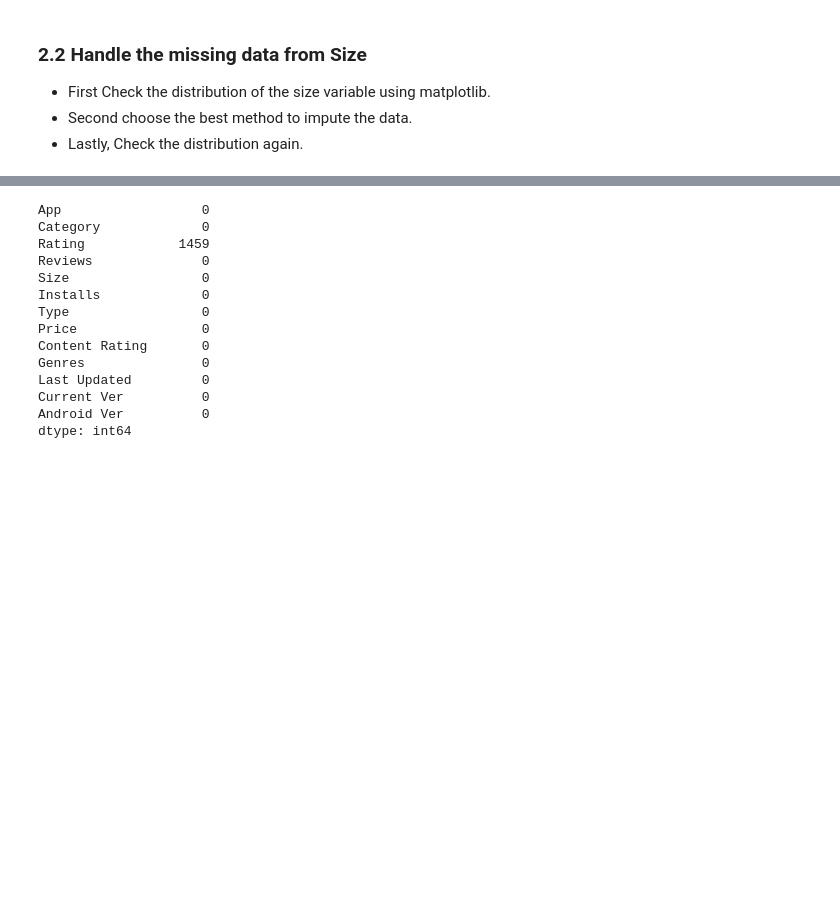
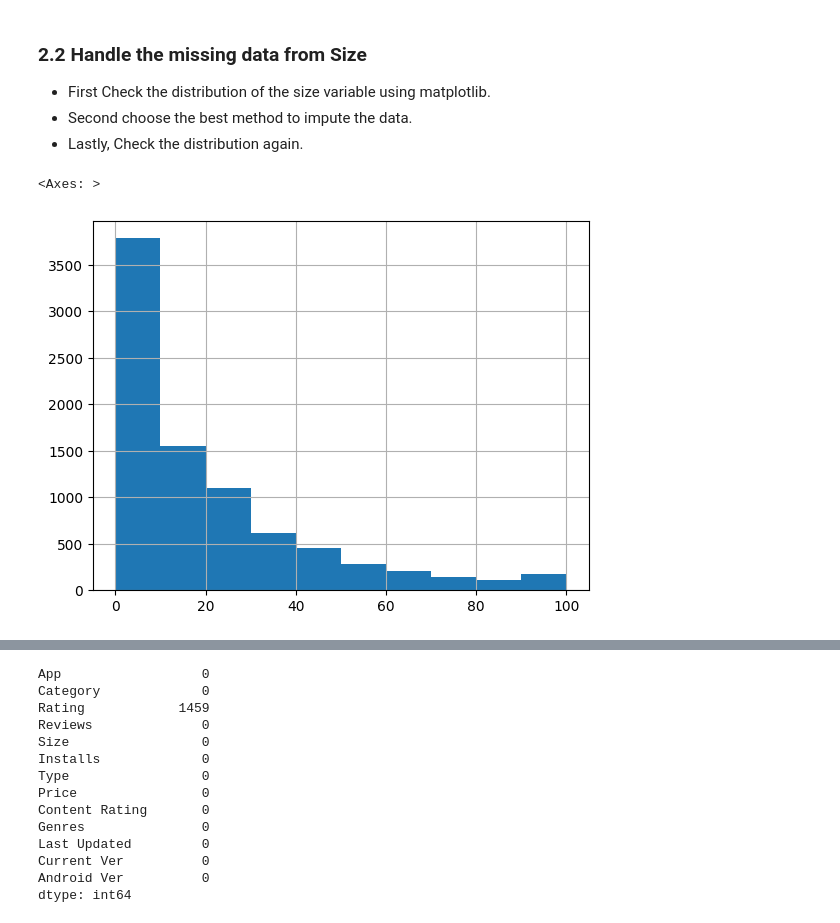
Before and after one commit to Tuwaiq-Data-Science-Bootcamp-V5/Matplotlib-Lab3, a Jupyter notebook: Matplotlib_Assignment3.ipynb, the cells around one changed output, grey strips where cells are left out. Saved outputs shown, nothing was run; the diff lists cells and outputs as text; code cells hidden in the pictures; blank space fills up the shorter version.

```diff
--- a/Matplotlib_Assignment3.ipynb
+++ b/Matplotlib_Assignment3.ipynb
@@ -19,7 +19,7 @@ import matplotlib.pyplot as plt
 # %% [markdown]
 ### 1.2 Read the Apps Dataset
 # %%
-# Write your code here
+df = pd.read_csv('datasets/apps.csv')
 # %% [markdown]
 ### 1.3 Print the first five rows
 # %%
@@ -36,7 +43,7 @@ import matplotlib.pyplot as plt
 # %% [markdown]
 ### 1.4 Drop the Unnamed: 0 Column
 # %%
-# Write your code here
+df = df.drop('Unnamed: 0', axis=1)
 # %%
 # Output
 # %% [output]
@@ -122,4 +169,5 @@ dtype: int64
 
 - If you want to impute them, it is ok.
 # %%
-# Write your code here
+df.dropna(subset=['Current Ver','Android Ver'], inplace=True)
+df.isnull().sum()
@@ -147,4 +210,7 @@ dtype: int64
 - Second choose the best method to impute the data.
 - Lastly, Check the distribution again.
 # %%
-# Write your code here
+df['Size'].hist()
+# %% [output]
+<Axes: >
+[figure, added]
```
Also changed, not shown: parts of 31 cells of this notebook.
